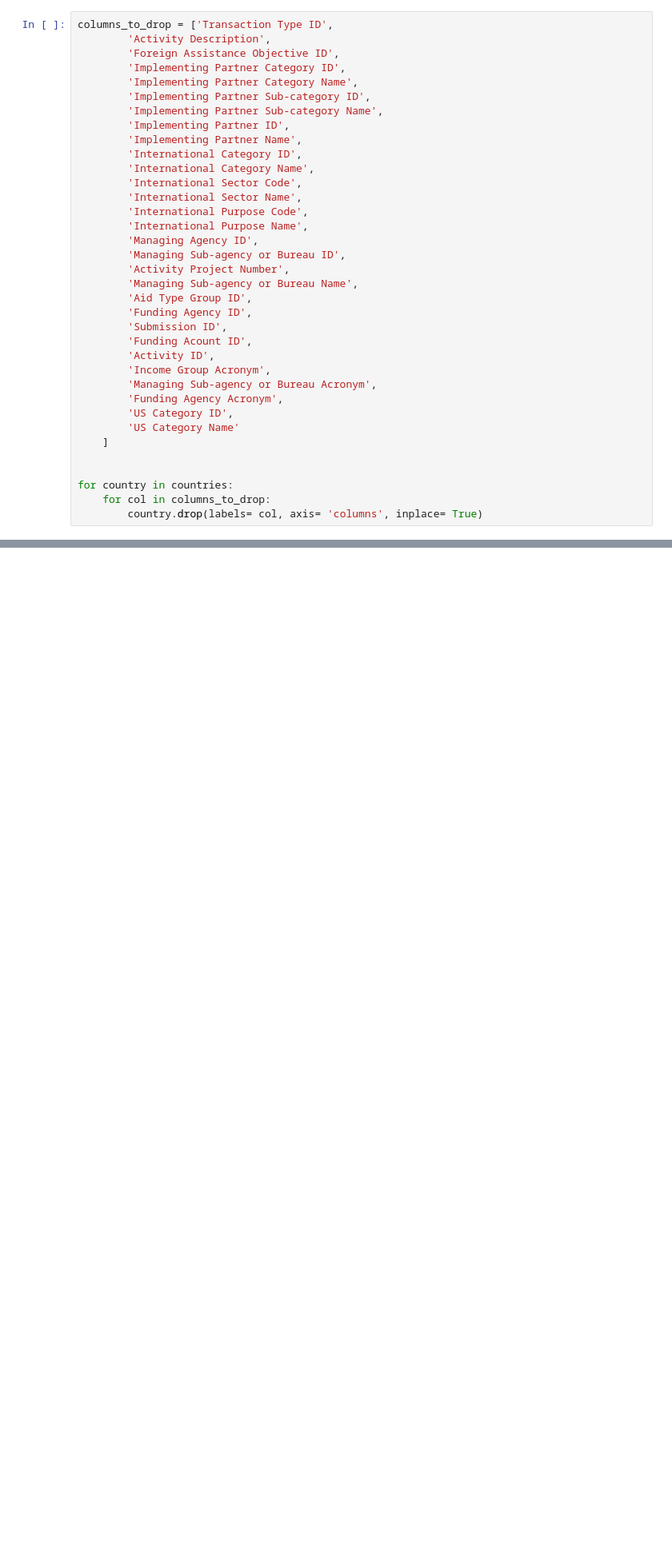
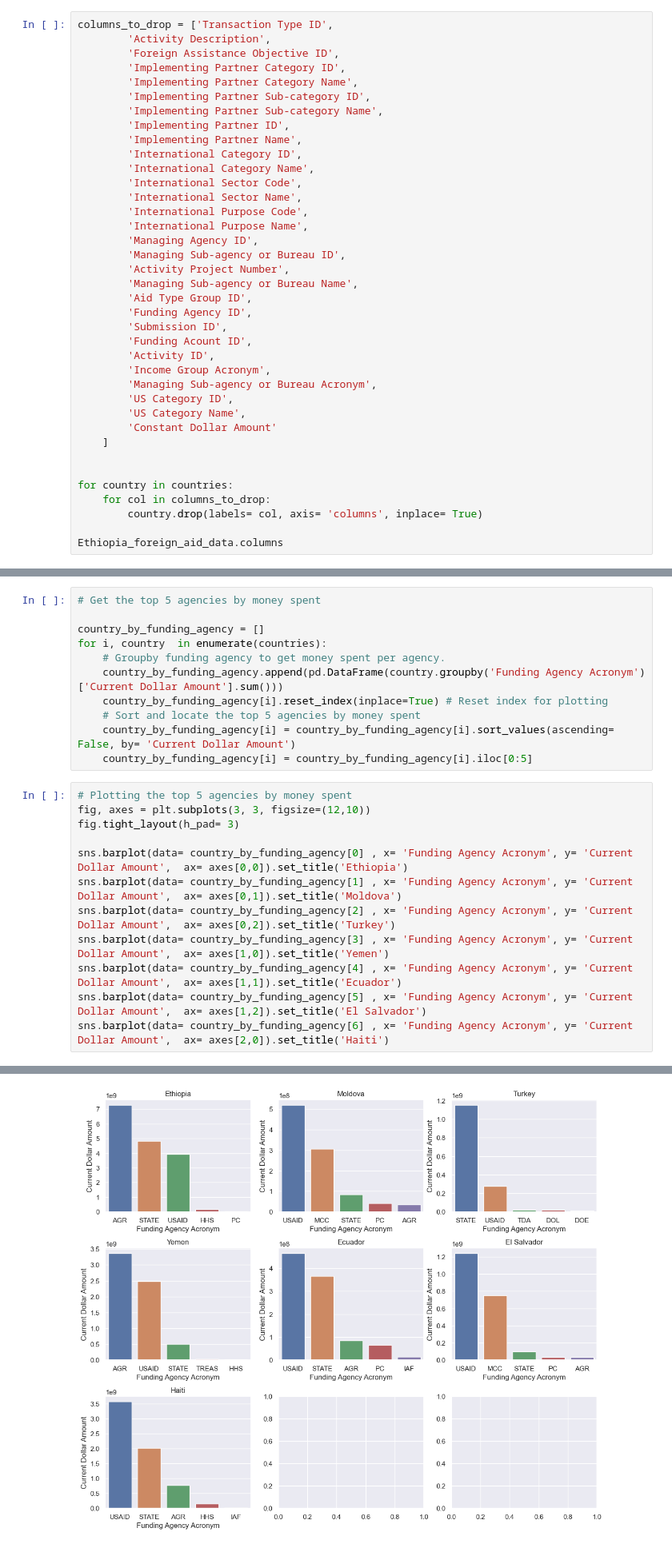
Before and after one commit to chriscallahan99/DataScience_Final_Project, a Jupyter notebook: DS_Milestone_1.ipynb, the cells around one changed output, grey strips where cells are left out. Shown at 80% size. Drawn from its saved outputs; the diff is of its cells as text; blank space fills up the shorter version.

Commit message:
final graph stuff

```diff
--- a/DS_Milestone_1.ipynb
+++ b/DS_Milestone_1.ipynb
@@ -169,12 +171,14 @@ columns_to_drop = ['Transaction Type ID',
         'Activity ID',
         'Income Group Acronym',
         'Managing Sub-agency or Bureau Acronym',
-        'Funding Agency Acronym',
         'US Category ID',
-        'US Category Name'
+        'US Category Name',
+        'Constant Dollar Amount'
     ]
 
 
 for country in countries:
     for col in columns_to_drop:
         country.drop(labels= col, axis= 'columns', inplace= True)
+
+Ethiopia_foreign_aid_data.columns
@@ -227,0 +235,24 @@ ValueError: Could not interpret value `Current Dollar Amount` for parameter `y`
+# %%
+# Get the top 5 agencies by money spent
+
+country_by_funding_agency = []
+for i, country  in enumerate(countries):
+    # Groupby funding agency to get money spent per agency.
+    country_by_funding_agency.append(pd.DataFrame(country.groupby('Funding Agency Acronym')['Current Dollar Amount'].sum()))
+    country_by_funding_agency[i].reset_index(inplace=True) # Reset index for plotting
+    # Sort and locate the top 5 agencies by money spent
+    country_by_funding_agency[i] = country_by_funding_agency[i].sort_values(ascending= False, by= 'Current Dollar Amount')
+    country_by_funding_agency[i] = country_by_funding_agency[i].iloc[0:5]
+# %%
+# Plotting the top 5 agencies by money spent
+fig, axes = plt.subplots(3, 3, figsize=(12,10))
+fig.tight_layout(h_pad= 3)
+
+sns.barplot(data= country_by_funding_agency[0] , x= 'Funding Agency Acronym', y= 'Current Dollar Amount',  ax= axes[0,0]).set_title('Ethiopia')
+sns.barplot(data= country_by_funding_agency[1] , x= 'Funding Agency Acronym', y= 'Current Dollar Amount',  ax= axes[0,1]).set_title('Moldova')
+sns.barplot(data= country_by_funding_agency[2] , x= 'Funding Agency Acronym', y= 'Current Dollar Amount',  ax= axes[0,2]).set_title('Turkey')
+sns.barplot(data= country_by_funding_agency[3] , x= 'Funding Agency Acronym', y= 'Current Dollar Amount',  ax= axes[1,0]).set_title('Yemen')
+sns.barplot(data= country_by_funding_agency[4] , x= 'Funding Agency Acronym', y= 'Current Dollar Amount',  ax= axes[1,1]).set_title('Ecuador')
+sns.barplot(data= country_by_funding_agency[5] , x= 'Funding Agency Acronym', y= 'Current Dollar Amount',  ax= axes[1,2]).set_title('El Salvador')
+sns.barplot(data= country_by_funding_agency[6] , x= 'Funding Agency Acronym', y= 'Current Dollar Amount',  ax= axes[2,0]).set_title('Haiti')
+# %% [output]
@@ -227,0 +260 @@ ValueError: Could not interpret value `Current Dollar Amount` for parameter `y`
+[figure, added]
```
Also changed, not shown: parts of 8 cells of this notebook.
